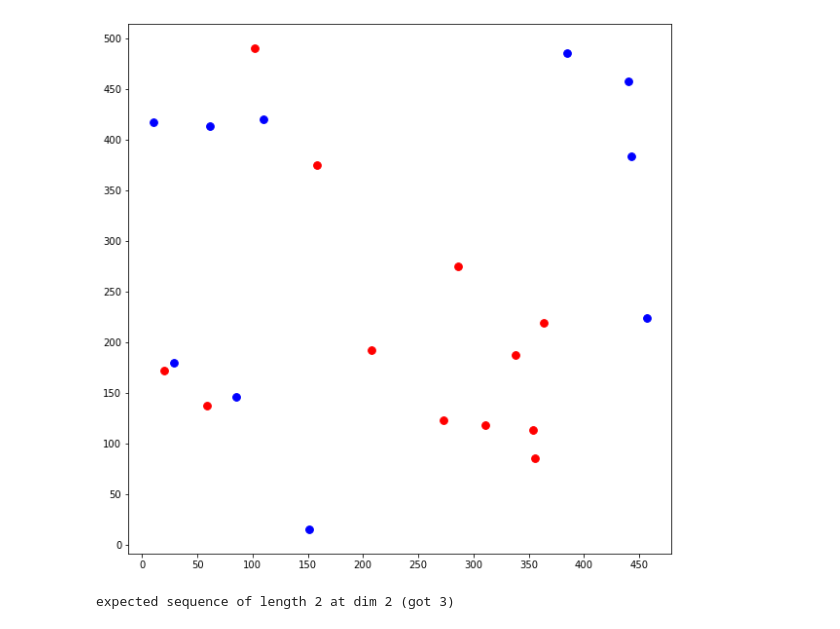
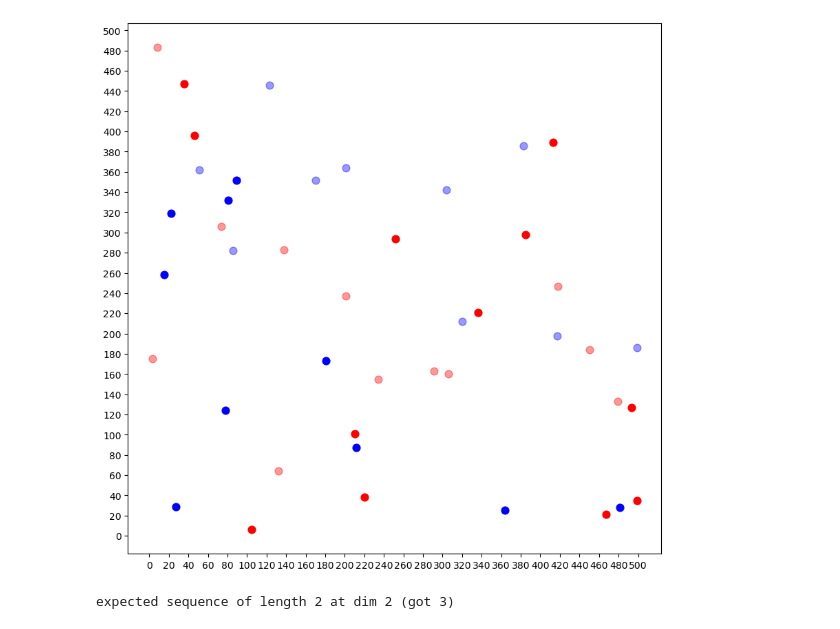
Before and after one commit to Lu-Zetian/gnn-for-goal-prediction, a Jupyter notebook: Visualization.ipynb, the cells around one changed output. Cells and saved outputs as stored; diff of their text form; code cells hidden in the pictures.

```diff
--- a/Visualization.ipynb
+++ b/Visualization.ipynb
@@ -167,10 +177,10 @@ if __name__ == "__main__":
-# %%
-if __name__ == "__main__":
-    helper3.visualize_tensor(50)
-# %% [output]
-[figure, removed]
-# %%
-if __name__ == "__main__":
-    error_of_tensor()
-# %% [output]
-expected sequence of length 2 at dim 2 (got 3)
+# %%
+if __name__ == "__main__":
+    helper3.visualize_tensor(50, True)
+# %% [output]
+[figure, added]
+# %%
+if __name__ == "__main__":
+    error_of_tensor()
+# %% [output]
+expected sequence of length 2 at dim 2 (got 3)
```
Also changed, not shown: parts of 22 cells of this notebook.
